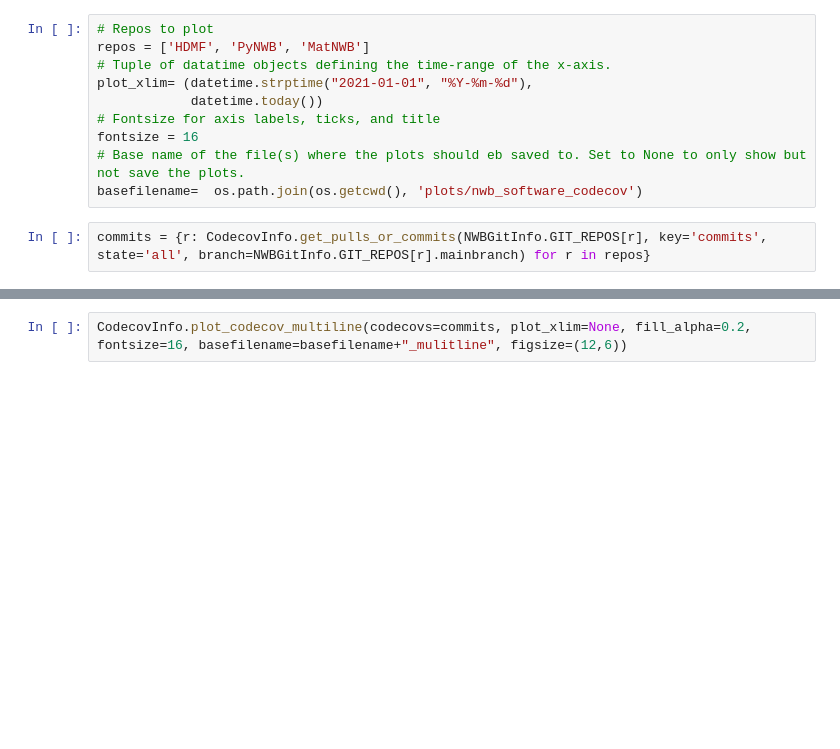
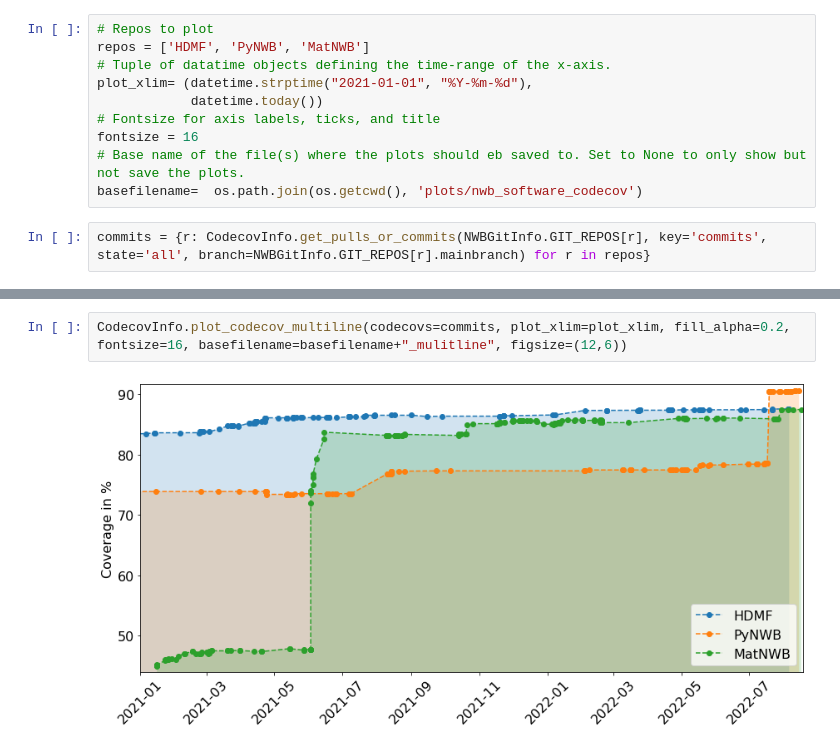
Before and after one commit to NeurodataWithoutBorders/nwb-project-analytics, a Jupyter notebook: src/projectstats/notebooks/codecov_stats.ipynb, the cells around one changed output, grey strips where cells are left out. Cells and saved outputs as stored; diff of their text form; blank space fills up the shorter version.

Commit message:
Update codecoverage plots

```diff
--- a/src/projectstats/notebooks/codecov_stats.ipynb
+++ b/src/projectstats/notebooks/codecov_stats.ipynb
@@ -26,2 +32,4 @@ CodecovInfo.plot_codecov_grid(commits, plot_xlim=plot_xlim, fontsize=fontsize, b
 # %%
-CodecovInfo.plot_codecov_multiline(codecovs=commits, plot_xlim=None, fill_alpha=0.2, fontsize=16, basefilename=basefilename+"_mulitline", figsize=(12,6))
+CodecovInfo.plot_codecov_multiline(codecovs=commits, plot_xlim=plot_xlim, fill_alpha=0.2, fontsize=16, basefilename=basefilename+"_mulitline", figsize=(12,6))
+# %% [output]
+[figure, added]
```
Also changed, not shown: parts of 2 cells of this notebook.
